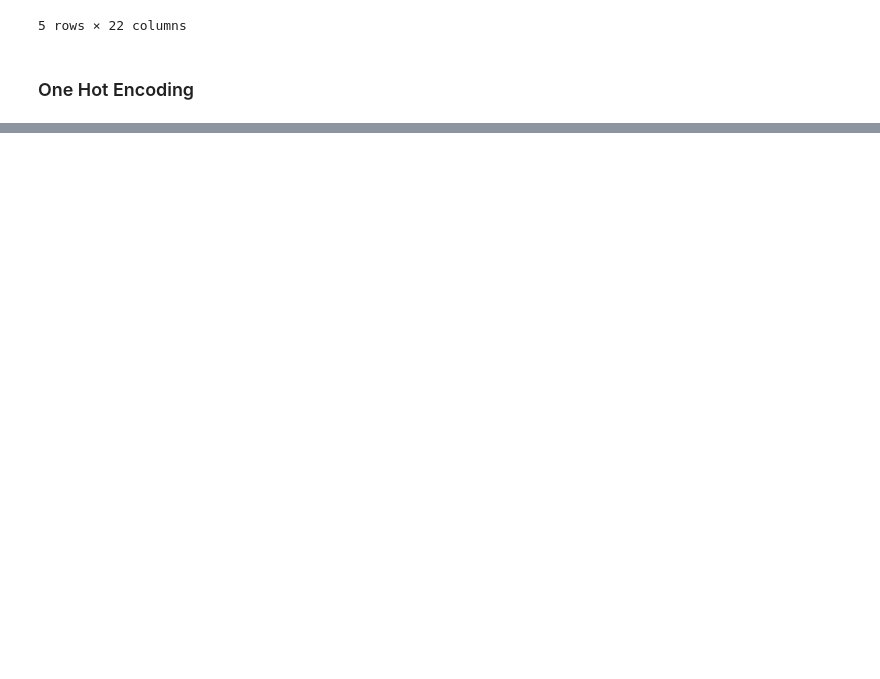
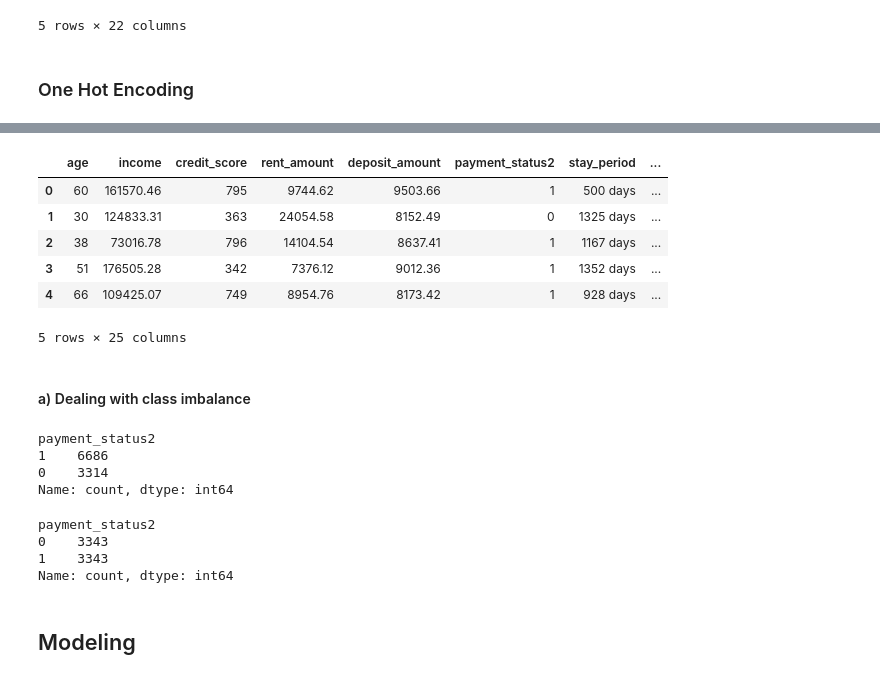
Before and after one commit to LEE-NANGI/caretaker-predictiveAnalysis, a Jupyter notebook: Untitled-1.ipynb, the cells around one changed output, grey strips where cells are left out. Cells and saved outputs as stored; diff of their text form; code cells hidden in the pictures; blank space fills up the shorter version.

Commit message:
ohe & class imbalance

```diff
--- a/Untitled-1.ipynb
+++ b/Untitled-1.ipynb
@@ -310,0 +400,26 @@ df.head()
+# %%
+status_mapping = {
+    'Paid' : 1,
+    'Not paid' : 0
+}
+
+df['payment_status2'] = df['payment_status2'].map(status_mapping)
+# %%
+df.head()
+# %% [output]
+|  | age | income | credit_score | rent_amount | deposit_amount | payment_status2 | stay_period | ... |
+| 0 | 60 | 161570.46 | 795 | 9744.62 | 9503.66 | 1 | 500 days | ... |
+| 1 | 30 | 124833.31 | 363 | 24054.58 | 8152.49 | 0 | 1325 days | ... |
+| 2 | 38 | 73016.78 | 796 | 14104.54 | 8637.41 | 1 | 1167 days | ... |
+| 3 | 51 | 176505.28 | 342 | 7376.12 | 9012.36 | 1 | 1352 days | ... |
+| 4 | 66 | 109425.07 | 749 | 8954.76 | 8173.42 | 1 | 928 days | ... |
+5 rows × 25 columns
+# %% [markdown]
+#### a) Dealing with class imbalance
+# %%
+df['payment_status2'].value_counts()
+# %% [output]
+payment_status2
+1    6686
+0    3314
+Name: count, dtype: int64
@@ -310,0 +437,9 @@ df.head()
+# %%
+y_balanced.value_counts()
+# %% [output]
+payment_status2
+0    3343
+1    3343
+Name: count, dtype: int64
+# %% [markdown]
+## Modeling
```
Also changed, not shown: parts of 18 cells of this notebook, 1 other file.
